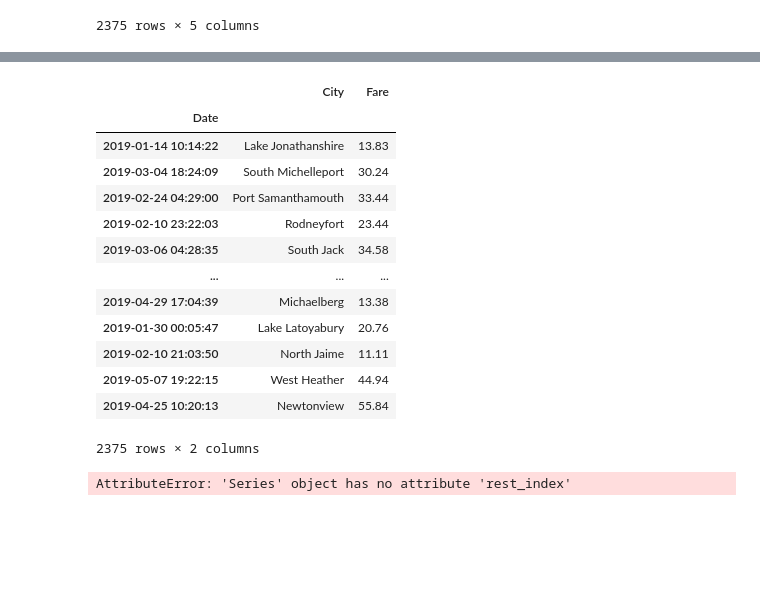
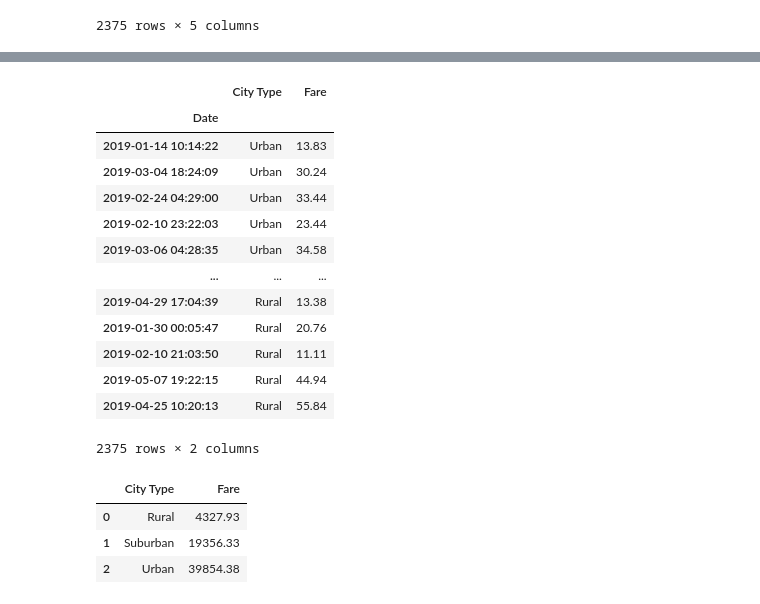
Before and after one commit to Calistic/PyBer_Analysis, a Jupyter notebook: PyBer_Challenge.ipynb, the cells around one changed output, grey strips where cells are left out. Cells and saved outputs as stored; diff of their text form; code cells hidden in the pictures; blank space fills up the shorter version.

```diff
--- a/PyBer_Challenge.ipynb
+++ b/PyBer_Challenge.ipynb
@@ -788,9 +788,9 @@ summary_df
 # Format dataframe
 # %%
 # Create new dataframe from pyber data and rename columns
-fare_by_week_df = pyber_data_df
-fare_by_week_df.columns = ['City', 'Date', 'Fare', 'Ride ID', 'No. Drivers', 'City Type']
-fare_by_week_df
+pyber_data_rename_df = pyber_data_df
+pyber_data_rename_df.columns = ['City', 'Date', 'Fare', 'Ride ID', 'No. Drivers', 'City Type']
+pyber_data_rename_df
 # %% [output]
 |  | City | Date | Fare | Ride ID | No. Drivers | City Type |
 | 0 | Lake Jonathanshire | 2019-01-14 10:14:22 | 13.83 | 5739410935873 | 5 | Urban |
@@ -807,9 +807,9 @@ fare_by_week_df
 2375 rows × 6 columns
 # %%
 # Set Date as index for fare by week df
-indexed_fare_by_week_df = fare_by_week_df.set_index('Date')
+indexed_pyber_data_rename_df = pyber_data_rename_df.set_index('Date')
 # fare_by_week_df
-indexed_fare_by_week_df
+indexed_pyber_data_rename_df
 # %% [output]
 |  | City | Fare | Ride ID | No. Drivers | City Type |
 | Date |  |  |  |  |  |
@@ -827,6 +827,6 @@ indexed_fare_by_week_df
 2375 rows × 5 columns
 # %%
 # Remove unwanted columns, Ride ID, No. Drivers
-short_indexed_fare_by_week_df = indexed_fare_by_week_df[['City', 'Fare', ]].copy()
-short_indexed_fare_by_week_df
+short_indexed_pyber_data_rename_df = indexed_pyber_data_rename_df[['City Type', 'Fare', ]].copy()
+short_indexed_pyber_data_rename_df
 # %% [output]
@@ -846,11 +846,13 @@ short_indexed_fare_by_week_df
 2375 rows × 2 columns
 # %%
 # Set index data type to date
-# pd.to_datetime(short_indexed_fare_by_week_df)
-short_indexed_fare_by_week_df.index.astype('datetime64[ns]')
+# short_indexed_fare_by_week_df.index.astype('datetime64[ns]')
+# short_indexed_fare_by_week_df.index = pd.to_datetime(short_indexed_fare_by_week_df.index).normalize()
+short_indexed_pyber_data_rename_df.index = pd.to_datetime(short_indexed_pyber_data_rename_df.index)
+# Verify index data type is datetime
+short_indexed_pyber_data_rename_df.info()
 
-# Verify index data type is datetime
-short_indexed_fare_by_week_df.info()
-short_indexed_fare_by_week_df
+# short_indexed_fare_by_week_df['a'] = short_indexed_fare_by_week_df.index.hour
+short_indexed_pyber_data_rename_df
 # %% [output]
 <class 'pandas.core.frame.DataFrame'>
@@ -861,28 +863,25 @@ Fare    2375 non-null float64
 dtypes: float64(1), object(1)
 memory usage: 55.7+ KB
-|  | City | Fare |
+|  | City Type | Fare |
 | Date |  |  |
-| 2019-01-14 10:14:22 | Lake Jonathanshire | 13.83 |
-| 2019-03-04 18:24:09 | South Michelleport | 30.24 |
-| 2019-02-24 04:29:00 | Port Samanthamouth | 33.44 |
-| 2019-02-10 23:22:03 | Rodneyfort | 23.44 |
-| 2019-03-06 04:28:35 | South Jack | 34.58 |
+| 2019-01-14 10:14:22 | Urban | 13.83 |
+| 2019-03-04 18:24:09 | Urban | 30.24 |
+| 2019-02-24 04:29:00 | Urban | 33.44 |
+| 2019-02-10 23:22:03 | Urban | 23.44 |
+| 2019-03-06 04:28:35 | Urban | 34.58 |
 | ... | ... | ... |
-| 2019-04-29 17:04:39 | Michaelberg | 13.38 |
-| 2019-01-30 00:05:47 | Lake Latoyabury | 20.76 |
-| 2019-02-10 21:03:50 | North Jaime | 11.11 |
-| 2019-05-07 19:22:15 | West Heather | 44.94 |
-| 2019-04-25 10:20:13 | Newtonview | 55.84 |
+| 2019-04-29 17:04:39 | Rural | 13.38 |
+| 2019-01-30 00:05:47 | Rural | 20.76 |
+| 2019-02-10 21:03:50 | Rural | 11.11 |
+| 2019-05-07 19:22:15 | Rural | 44.94 |
+| 2019-04-25 10:20:13 | Rural | 55.84 |
 2375 rows × 2 columns
 # %%
 # Determine the sum of fares by city type
-sum_fares_urban_df = short_indexed_fare_by_week_df.groupby(['City']).sum()['Fare'].rest_index()
+sum_fares_urban_df = short_indexed_pyber_data_rename_df.groupby(['City Type']).sum()['Fare'].reset_index()
 sum_fares_urban_df
-
-sum_fares_suburban_df = short_indexed_fare_by_week_df.groupby(['City']).sum()['Fare']
-sum_fares_urban_df
-
-sum_fares_rural_df = short_indexed_fare_by_week_df.groupby(['City']).sum()['Fare']
-sum_fares_rural_df
 # %% [output]
-AttributeError: 'Series' object has no attribute 'rest_index'
+|  | City Type | Fare |
+| 0 | Rural | 4327.93 |
+| 1 | Suburban | 19356.33 |
+| 2 | Urban | 39854.38 |
```
Also changed, not shown: parts of 6 cells of this notebook.
